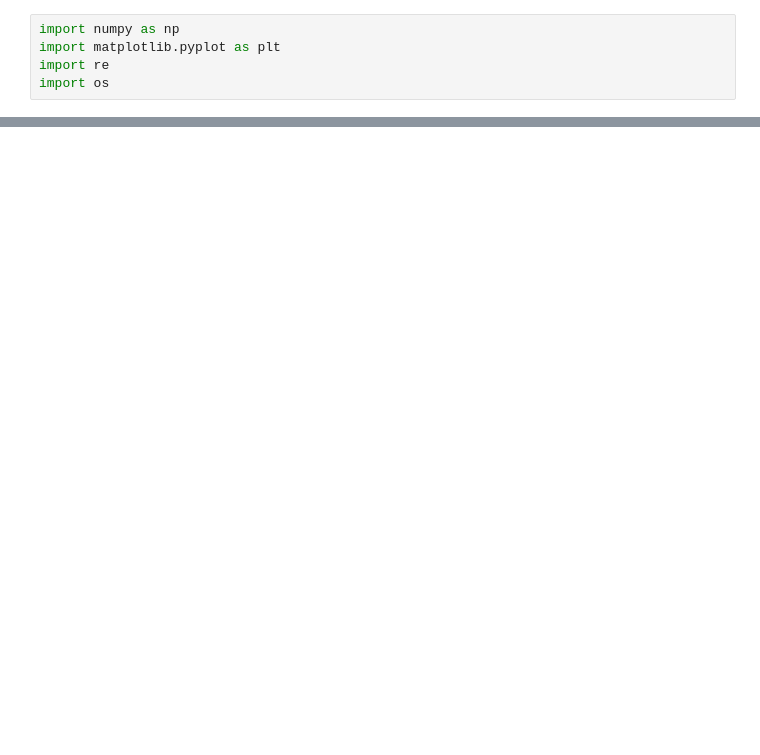
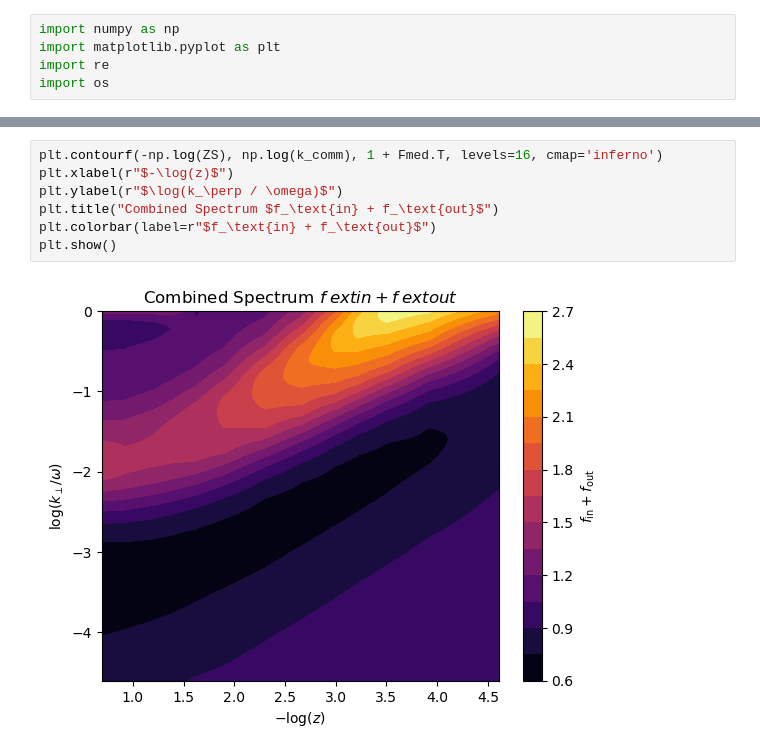
Before and after one commit to marcoacl00/parton_splittings_full, a Jupyter notebook: untracked/spectrum.ipynb, the cells around one changed output, grey strips where cells are left out. Cells and saved outputs as stored; diff of their text form; blank space fills up the shorter version.

Commit message:
notebook for spectrum

```diff
--- a/untracked/spectrum.ipynb
+++ b/untracked/spectrum.ipynb
@@ -55,0 +231,9 @@ def get_grid(E, fixed_t, theta, dir, process, qtilde, Ncmode , coeffs, Nout = 51
+# %%
+plt.contourf(-np.log(ZS), np.log(k_comm), 1 + Fmed.T, levels=16, cmap='inferno')
+plt.xlabel(r"$-\log(z)$")
+plt.ylabel(r"$\log(k_\perp / \omega)$")
+plt.title("Combined Spectrum $f_\text{in} + f_\text{out}$")
+plt.colorbar(label=r"$f_\text{in} + f_\text{out}$")
+plt.show()
+# %% [output]
+[figure, added]
```
Also changed, not shown: parts of 9 cells of this notebook.
